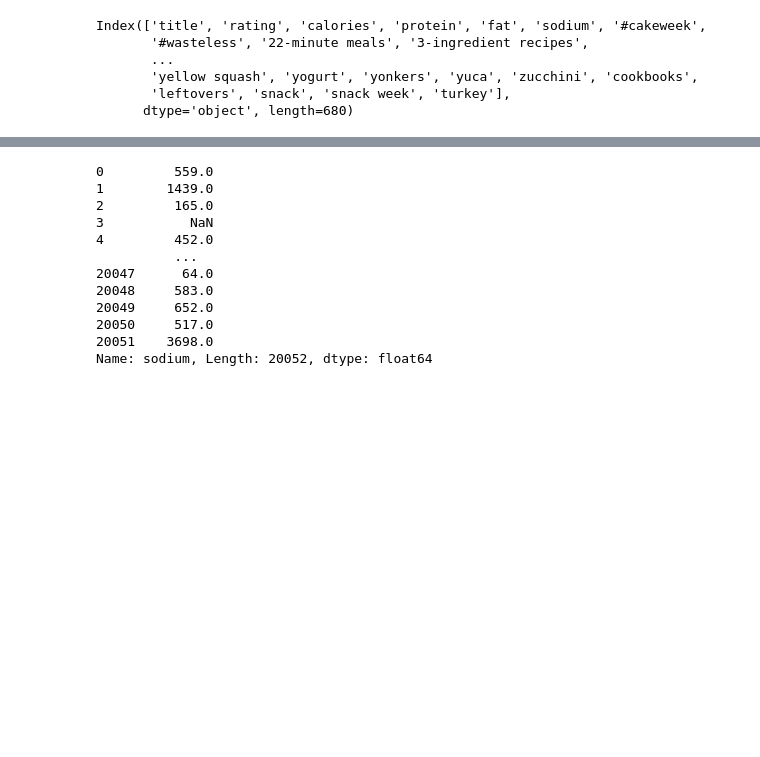
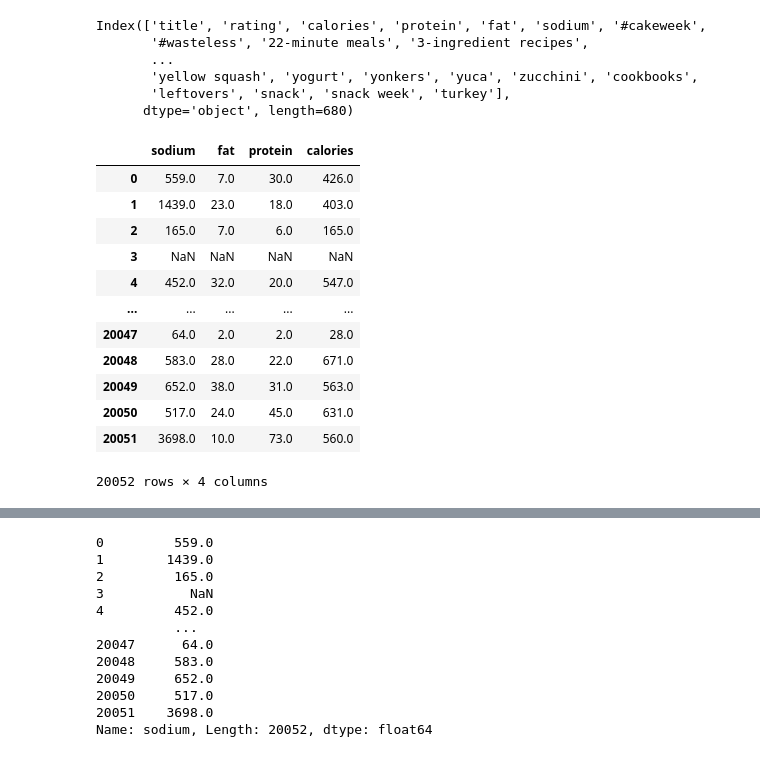
Before and after one commit to Olahubert/Data-Visualization, a Jupyter notebook: Histogram.ipynb, the cells around one changed output, grey strips where cells are left out. Cells and saved outputs as stored; diff of their text form; code cells hidden in the pictures; blank space fills up the shorter version.

```diff
--- a/Histogram.ipynb
+++ b/Histogram.ipynb
@@ -11,3 +11,19 @@ Index(['title', 'rating', 'calories', 'protein', 'fat', 'sodium', '#cakeweek',
        'yellow squash', 'yogurt', 'yonkers', 'yuca', 'zucchini', 'cookbooks',
        'leftovers', 'snack', 'snack week', 'turkey'],
       dtype='object', length=680)
+# %%
+Chemical_component[['sodium','fat','protein','calories']]
+# %% [output]
+|  | sodium | fat | protein | calories |
+| 0 | 559.0 | 7.0 | 30.0 | 426.0 |
+| 1 | 1439.0 | 23.0 | 18.0 | 403.0 |
+| 2 | 165.0 | 7.0 | 6.0 | 165.0 |
+| 3 | NaN | NaN | NaN | NaN |
+| 4 | 452.0 | 32.0 | 20.0 | 547.0 |
+| ... | ... | ... | ... | ... |
+| 20047 | 64.0 | 2.0 | 2.0 | 28.0 |
+| 20048 | 583.0 | 28.0 | 22.0 | 671.0 |
+| 20049 | 652.0 | 38.0 | 31.0 | 563.0 |
+| 20050 | 517.0 | 24.0 | 45.0 | 631.0 |
+| 20051 | 3698.0 | 10.0 | 73.0 | 560.0 |
+20052 rows × 4 columns
```
Also changed, not shown: parts of 14 cells of this notebook, 2 other files.
